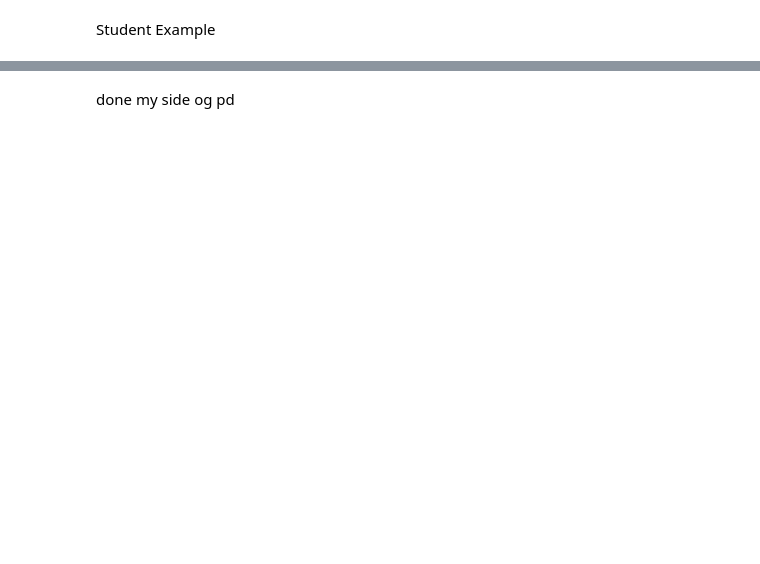
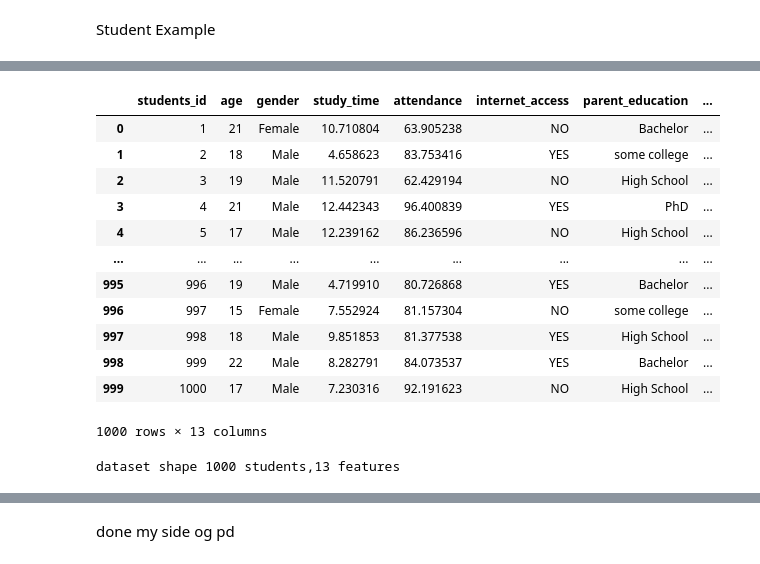
Before and after one commit to vaibhavjaybhaye09/AI_ML, a Jupyter notebook: Welcome_To_Colab.ipynb, the cells around one changed output, grey strips where cells are left out. Drawn from its saved outputs; the diff is of its cells as text; code cells hidden in the pictures; blank space fills up the shorter version.

```diff
--- a/Welcome_To_Colab.ipynb
+++ b/Welcome_To_Colab.ipynb
@@ -65,0 +100,16 @@ display(df.describe())
+# %%
+df
+# %% [output]
+|  | students_id | age | gender | study_time | attendance | internet_access | parent_education | ... |
+| 0 | 1 | 21 | Female | 10.710804 | 63.905238 | NO | Bachelor | ... |
+| 1 | 2 | 18 | Male | 4.658623 | 83.753416 | YES | some college | ... |
+| 2 | 3 | 19 | Male | 11.520791 | 62.429194 | NO | High School | ... |
+| 3 | 4 | 21 | Male | 12.442343 | 96.400839 | YES | PhD | ... |
+| 4 | 5 | 17 | Male | 12.239162 | 86.236596 | NO | High School | ... |
+| ... | ... | ... | ... | ... | ... | ... | ... | ... |
+| 995 | 996 | 19 | Male | 4.719910 | 80.726868 | YES | Bachelor | ... |
+| 996 | 997 | 15 | Female | 7.552924 | 81.157304 | NO | some college | ... |
+| 997 | 998 | 18 | Male | 9.851853 | 81.377538 | YES | High School | ... |
+| 998 | 999 | 22 | Male | 8.282791 | 84.073537 | YES | Bachelor | ... |
+| 999 | 1000 | 17 | Male | 7.230316 | 92.191623 | NO | High School | ... |
+1000 rows × 13 columns
@@ -65,0 +118,4 @@ display(df.describe())
+# %%
+print(f'dataset shape {df.shape[0]} students,{df.shape[1]} features')
+# %% [output]
+dataset shape 1000 students,13 features
```
Also changed, not shown: parts of 8 cells of this notebook.
